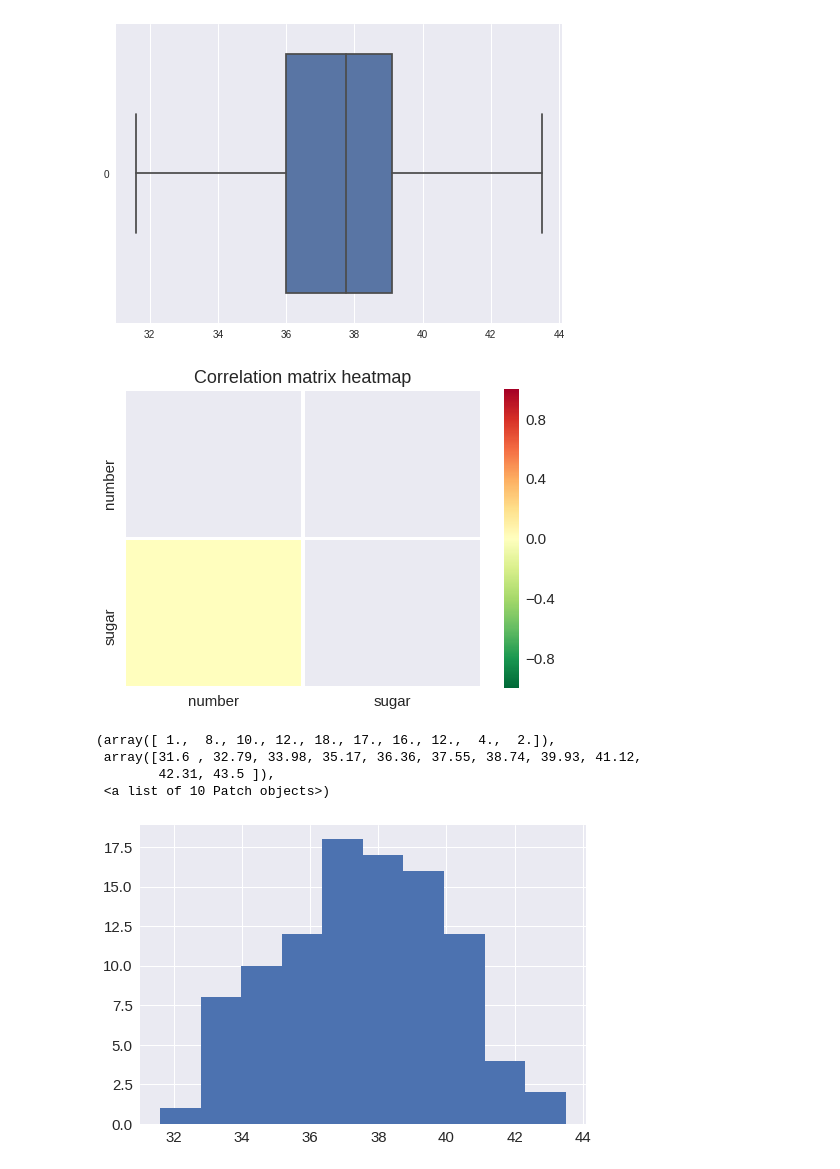
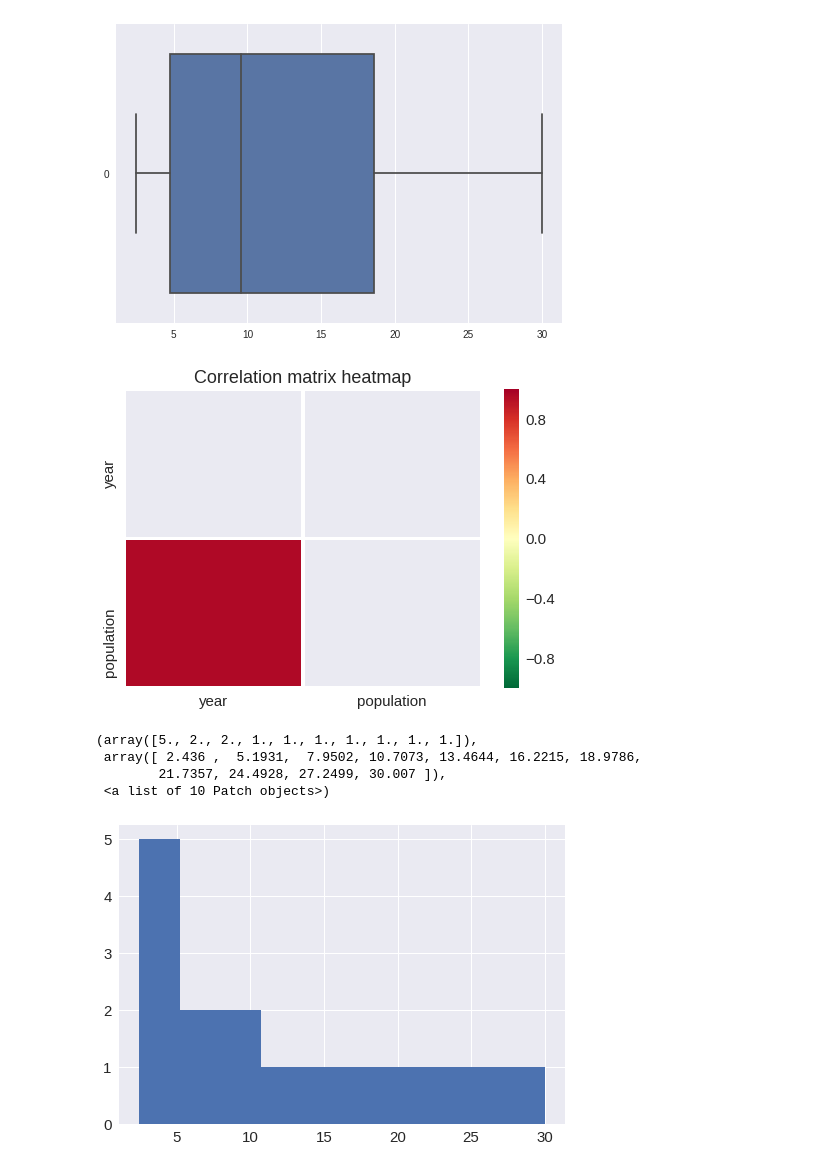
Before and after one commit to olexandryermilov/univ, a Jupyter notebook: andan/andan2.ipynb, the cells around one changed output. Drawn from its saved outputs; the diff is of its cells as text; code cells hidden in the pictures.

```diff
--- a/andan/andan2.ipynb
+++ b/andan/andan2.ipynb
@@ -18,4 +18,4 @@ df.head()
 # %%
-data = df[['number', 'sugar']]
+data = df[['year', 'population']]
 data.head()
 # %% [output]
@@ -32,7 +32,7 @@ _ = sns.boxplot(data=data['number'], orient='h')
 # %%
-_ = sns.boxplot(data=data['sugar'], orient='h')
+_ = sns.boxplot(data=data['population'], orient='h')
 # %% [output]
-[figure, old version]
+[figure, new version]
 # %%
 sns.set_context("notebook",font_scale = 1.5, rc={"lines.linewidth": 2.5})
 
@@ -42,15 +42,15 @@ mask[np.triu_indices_from(mask)] = True
 plt.title('Correlation matrix heatmap')
 sns.heatmap(corr, cmap = 'RdYlGn_r', vmax = 1., vmin = -1., mask = mask, linewidth = 2.5);
 # %% [output]
-[figure, old version]
+[figure, new version]
 # %%
-plt.hist(data['sugar'])
+plt.hist(data['population'])
 # %% [output]
-(array([ 1.,  8., 10., 12., 18., 17., 16., 12.,  4.,  2.]),
- array([31.6 , 32.79, 33.98, 35.17, 36.36, 37.55, 38.74, 39.93, 41.12,
-        42.31, 43.5 ]),
+(array([5., 2., 2., 1., 1., 1., 1., 1., 1., 1.]),
+ array([ 2.436 ,  5.1931,  7.9502, 10.7073, 13.4644, 16.2215, 18.9786,
+        21.7357, 24.4928, 27.2499, 30.007 ]),
  <a list of 10 Patch objects>)
-[figure, old version]
+[figure, new version]
 # %%
 from pandas.plotting import scatter_matrix
 scatter_matrix(data)
```
Also changed, not shown: parts of 5 cells of this notebook.
